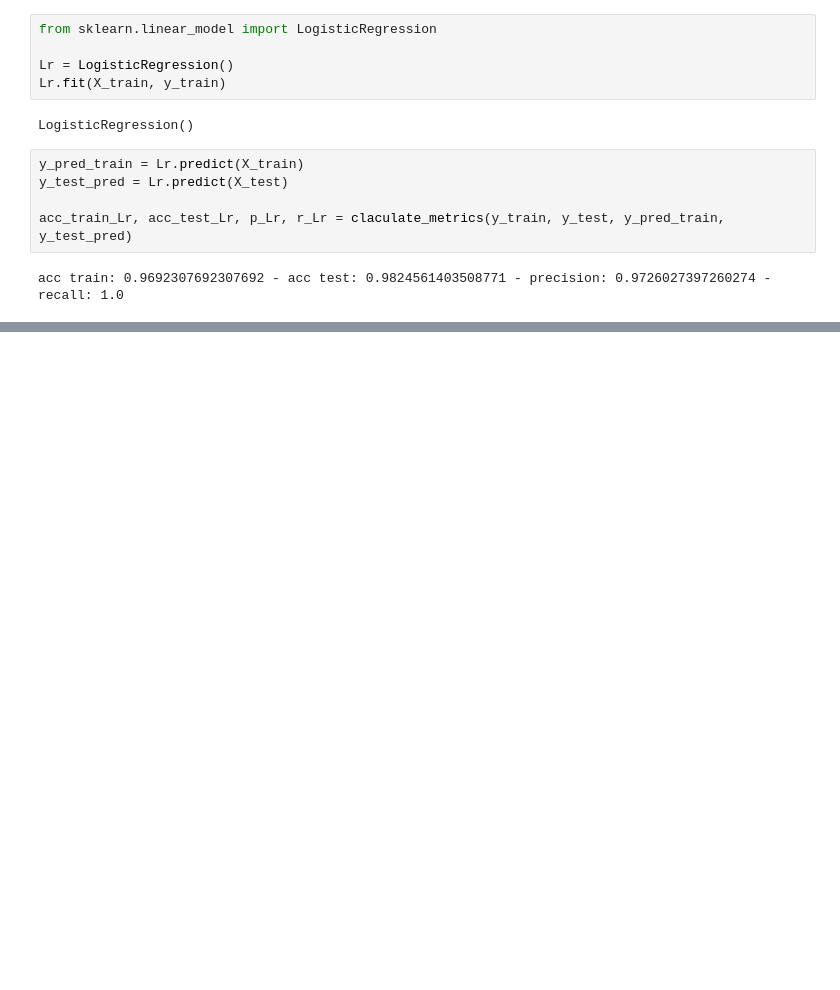
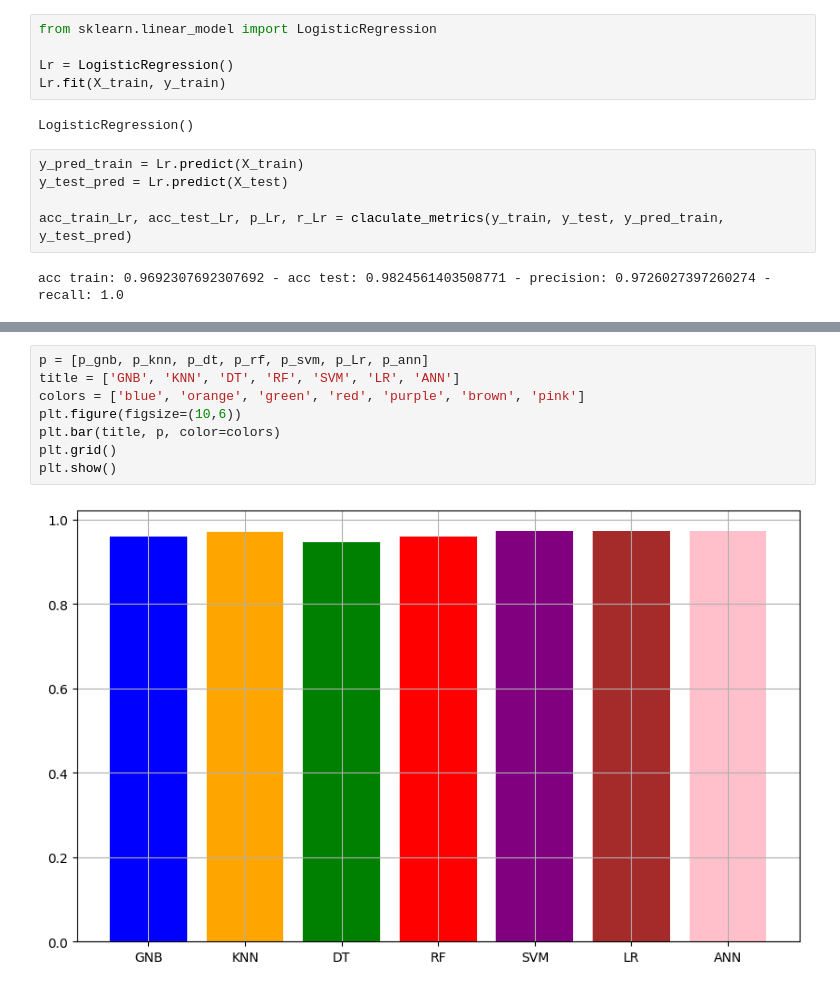
Before and after one commit to sajjadgohari/ML_Projects, a Jupyter notebook: Breast-Cancer-Detection/bcd.ipynb, the cells around one changed output, grey strips where cells are left out. Drawn from its saved outputs; the diff is of its cells as text; blank space fills up the shorter version.

```diff
--- a/Breast-Cancer-Detection/bcd.ipynb
+++ b/Breast-Cancer-Detection/bcd.ipynb
@@ -208,0 +249,10 @@ acc train: 0.9692307692307692 - acc test: 0.9824561403508771 - precision: 0.9726
+# %%
+p = [p_gnb, p_knn, p_dt, p_rf, p_svm, p_Lr, p_ann]
+title = ['GNB', 'KNN', 'DT', 'RF', 'SVM', 'LR', 'ANN']
+colors = ['blue', 'orange', 'green', 'red', 'purple', 'brown', 'pink']
+plt.figure(figsize=(10,6))
+plt.bar(title, p, color=colors)
+plt.grid()
+plt.show()
+# %% [output]
+[figure, added]
```
Also changed, not shown: parts of 8 cells of this notebook, 1 other file.
